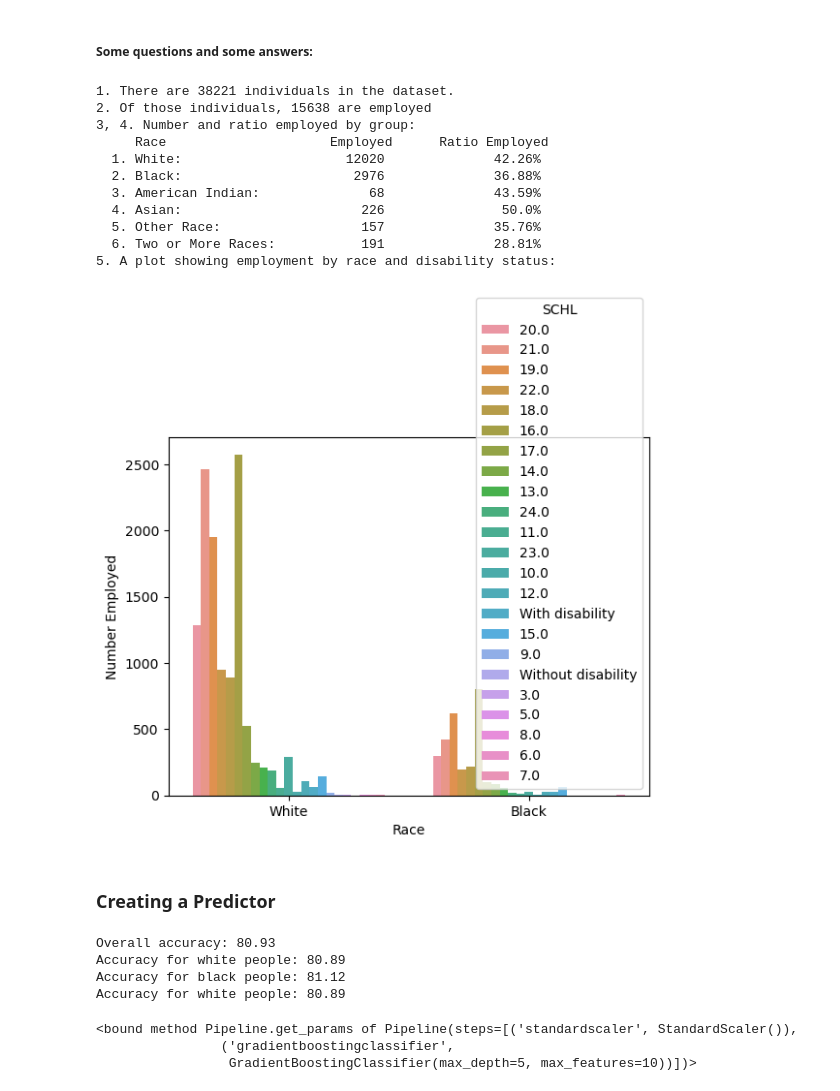
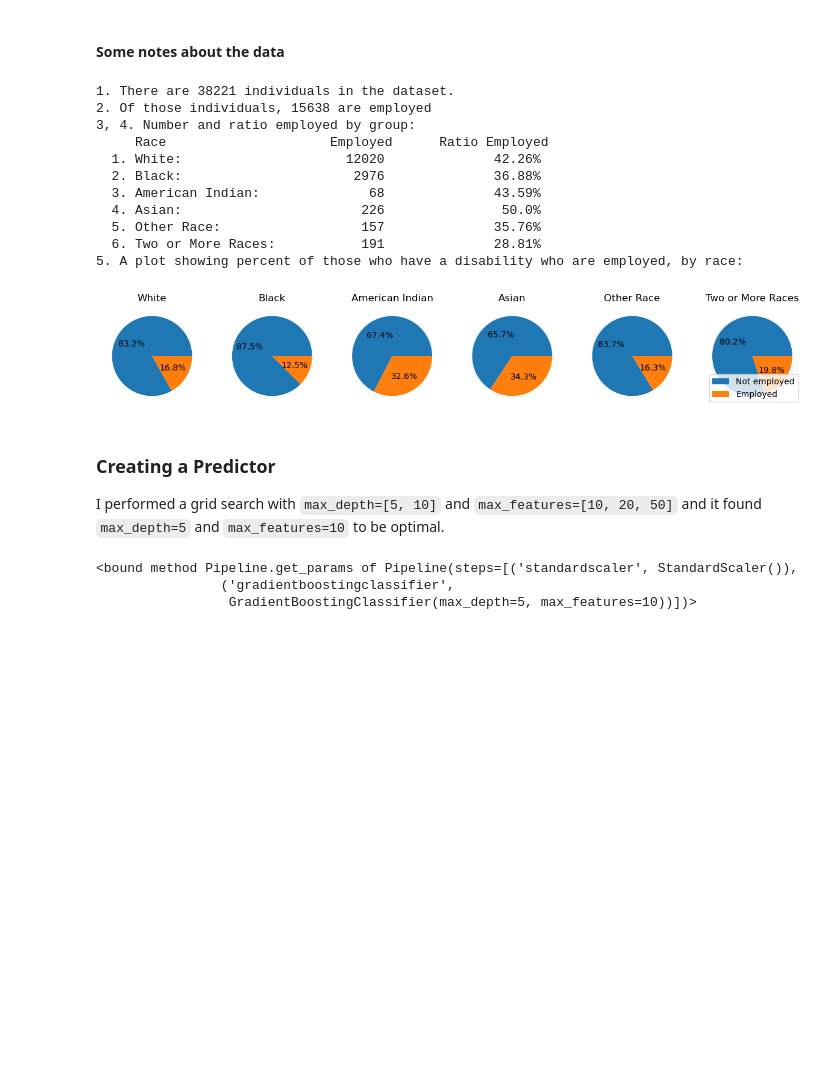
Before and after one commit to jackgreenburg/jackgreenburg.github.io, a Jupyter notebook: posts/auditing-allocative-bias/index.ipynb, the cells around one changed output. Saved outputs shown, nothing was run; the diff lists cells and outputs as text; code cells hidden in the pictures; blank space fills up the shorter version.

```diff
--- a/posts/auditing-allocative-bias/index.ipynb
+++ b/posts/auditing-allocative-bias/index.ipynb
@@ -79,12 +86,11 @@ But 4, 5, and 6 did not have enough to compute Data for, so I folded them into t
 6. Two or More Races
 # %%
-# feature_categories = ["SCHL", "MAR", "AGEP", "DIS", "NATIVITY"]
-feature_categories = ["SCHL", "MAR", "AGEP", "DIS", "SEX"]
+feature_categories = ["SCHL", "MAR", "AGEP", "DIS", "SEX", "NATIVITY"]
 
 EmploymentProblem = BasicProblem(
     features=feature_categories,
     target='ESR',
-    target_transform=lambda x: x == 1,
+    target_transform=lambda x: x == 1,  # 1 means employed
     group='RAC1P',
     preprocess=lambda x: x,
     postprocess=lambda x: np.nan_to_num(x, -1),
@@ -92,7 +98,7 @@ EmploymentProblem = BasicProblem(
 
 features, label, group = EmploymentProblem.df_to_numpy(acs_data)
 
-# fold some races into other category
+# fold some races into "other" category
 group[(group==4) | (group==5) | (group==7)] = 8
 group[group==6] = 4
 group[group==8] = 5
@@ -104,8 +110,8 @@ X_train, X_test, y_train, y_test, group_train, group_test = train_test_split(
 df = pd.DataFrame(X_train, columns = feature_categories)
 df["group"] = group_train
 df["label"] = y_train
-# %% [markdown]
-##### Some questions and some answers:
+# %% [markdown]
+#### Some notes about the data
 # %%
 races = [
     "White",
@@ -116,46 +122,48 @@ races = [
     "Two or More Races"
 ]
 
 print(f"1. There are {df.shape[0]} individuals in the dataset.")
 print(f"2. Of those individuals, {df.label.sum()} are employed")
 print(f"3, 4. Number and ratio employed by group:")
 
 employee_races = df[df["label"] == True]["group"]
 employed_per_group = employee_races.value_counts(sort=False)
 ratio_employed_per_group = employed_per_group/df["group"].value_counts(sort=False)
 
 print("     Race".ljust(28) + "Employed".rjust(10) + "Ratio Employed".rjust(20))
 for index, race in enumerate(races):
     line = f"  {index+1}. {race}:".ljust(28)
     line += f"{employed_per_group[index+1]} ".rjust(10)
     line += f"{round(ratio_employed_per_group[index+1] * 100, 2)}% ".rjust(20)
     print(line)
 
+# plot disability race intersection
 group_dict = {i+1: status for i, status in enumerate(races)}
-mar_dict = {i+1: status for i, status in enumerate(["With disability", "Without disability"])}
-
-intersectional_df = df[df["group"].isin([1, 2])].query("label==True")
-intersectional_df = intersectional_df.replace({"DIS": mar_dict, "group": group_dict})
-ax = sns.countplot(data=intersectional_df, x="group", hue="DIS")
-ax.set(xlabel='Race', ylabel='Number Employed')
-print(f"5. A plot showing employment by race and disability status:")
+working_by_race = df.query("DIS==1")[["label", "group"]].value_counts(sort=False)
+fig, axarr = plt.subplots(1, 6, figsize=(15, 5))
+for i, (index, race) in enumerate(group_dict.items()):
+    axarr[i].pie((working_by_race[False][index], working_by_race[True][index]), autopct='%1.1f%%')
+    axarr[i].set_title(race)
+plt.legend(labels=["Not employed", "Employed"], loc="lower right")
+print(f"5. A plot showing percent of those who have a disability who are employed, by race:")
 # %% [output]
 1. There are 38221 individuals in the dataset.
 2. Of those individuals, 15638 are employed
 3, 4. Number and ratio employed by group:
      Race                     Employed      Ratio Employed
   1. White:                     12020              42.26%
   2. Black:                      2976              36.88%
   3. American Indian:              68              43.59%
   4. Asian:                       226               50.0%
   5. Other Race:                  157              35.76%
   6. Two or More Races:           191              28.81%
-5. A plot showing employment by race and disability status:
+5. A plot showing percent of those who have a disability who are employed, by race:
-[figure, old version]
+[figure, new version]
-# %% [markdown]
-### Creating a Predictor
+# %% [markdown]
+### Creating a Predictor
+
+I performed a grid search with `max_depth=[5, 10]` and `max_features=[10, 20, 50]` and it found `max_depth=5` and `max_features=10` to be optimal.
 # %%
-
 # parameters = {"gradientboostingclassifier__max_depth": (5, 10),
 #               "gradientboostingclassifier__max_features": (10, 20, 50)}
 # pipeline = make_pipeline(StandardScaler(), GradientBoostingClassifier())
@@ -167,21 +175,10 @@ print(f"5. A plot showing employment by race and disability status:")
 pipeline = make_pipeline(StandardScaler(), GradientBoostingClassifier(max_depth=5, max_features=10))
 clf = pipeline.fit(X_train, y_train)
 
-
 y_pred = clf.predict(X_test)
 
-print(f"Overall accuracy: {round((y_pred == y_test).mean()*100, 2)}")
-print(f"Accuracy for white people: {round((y_pred == y_test)[group_test == 1].mean()*100, 2)}")
-print(f"Accuracy for black people: {round((y_pred == y_test)[group_test == 2].mean()*100, 2)}")
-print(f"Accuracy for white people: {round((y_pred == y_test)[group_test == 1].mean()*100, 2)}")
+pipeline.get_params
 # %% [output]
-Overall accuracy: 80.93
-Accuracy for white people: 80.89
-Accuracy for black people: 81.12
-Accuracy for white people: 80.89
+<bound method Pipeline.get_params of Pipeline(steps=[('standardscaler', StandardScaler()),
+                ('gradientboostingclassifier',
+                 GradientBoostingClassifier(max_depth=5, max_features=10))])>
-# %%
-pipeline.get_params
-# %% [output]
-<bound method Pipeline.get_params of Pipeline(steps=[('standardscaler', StandardScaler()),
-                ('gradientboostingclassifier',
-                 GradientBoostingClassifier(max_depth=5, max_features=10))])>
```
Also changed, not shown: parts of 18 cells of this notebook, 8 other files.
